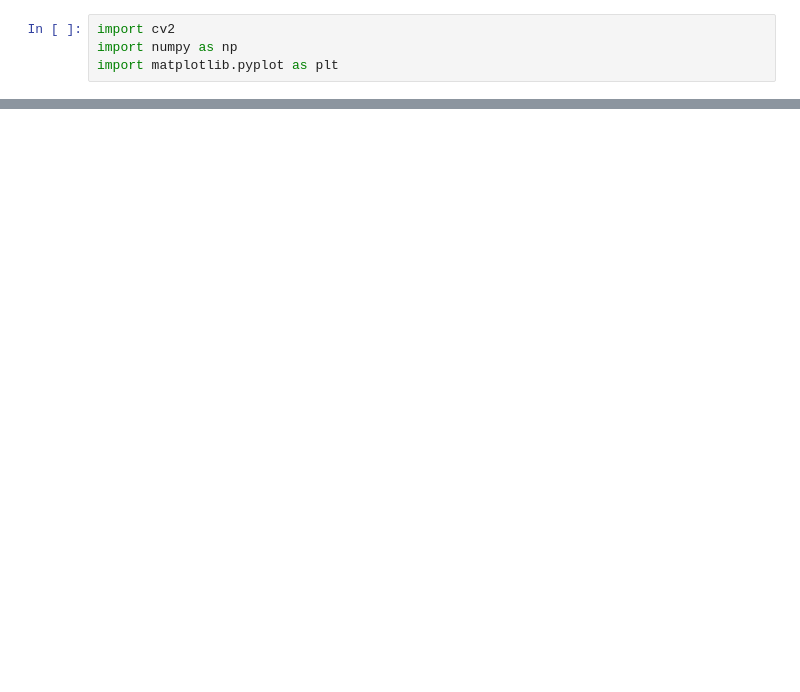
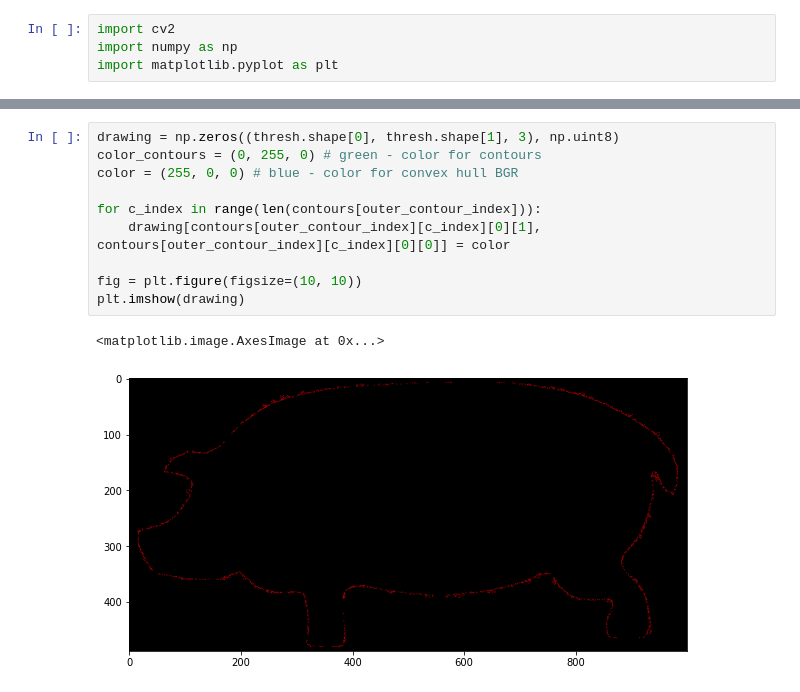
Before and after one commit to dsaha1656/orthogonal-hull, a Jupyter notebook: polygon/polygon-gen.ipynb, the cells around one changed output, grey strips where cells are left out. Drawn from its saved outputs; the diff is of its cells as text; blank space fills up the shorter version.

```diff
--- a/polygon/polygon-gen.ipynb
+++ b/polygon/polygon-gen.ipynb
@@ -60,0 +107,13 @@ Largest contour index :  91
+# %%
+drawing = np.zeros((thresh.shape[0], thresh.shape[1], 3), np.uint8)
+color_contours = (0, 255, 0) # green - color for contours
+color = (255, 0, 0) # blue - color for convex hull BGR
+
+for c_index in range(len(contours[outer_contour_index])):
+    drawing[contours[outer_contour_index][c_index][0][1], contours[outer_contour_index][c_index][0][0]] = color
+
+fig = plt.figure(figsize=(10, 10))
+plt.imshow(drawing)
+# %% [output]
+<matplotlib.image.AxesImage at 0x...>
+[figure, added]
```
Also changed, not shown: parts of 4 cells of this notebook, 1 other file.
